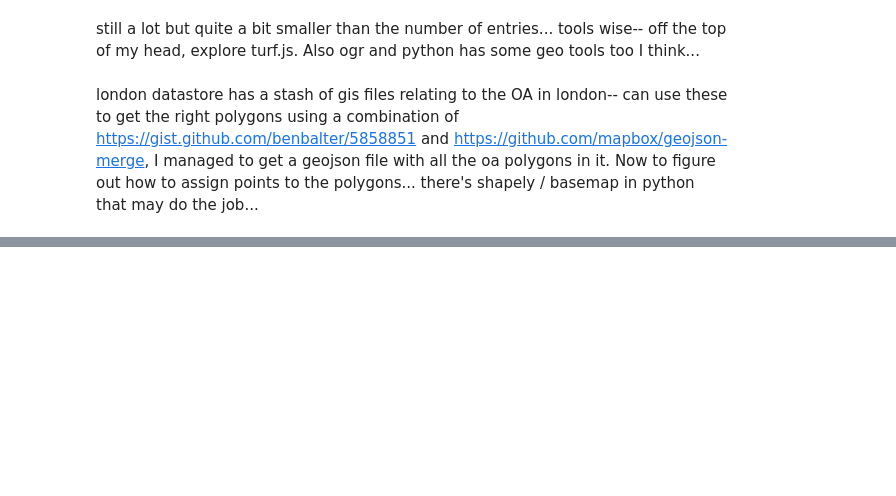
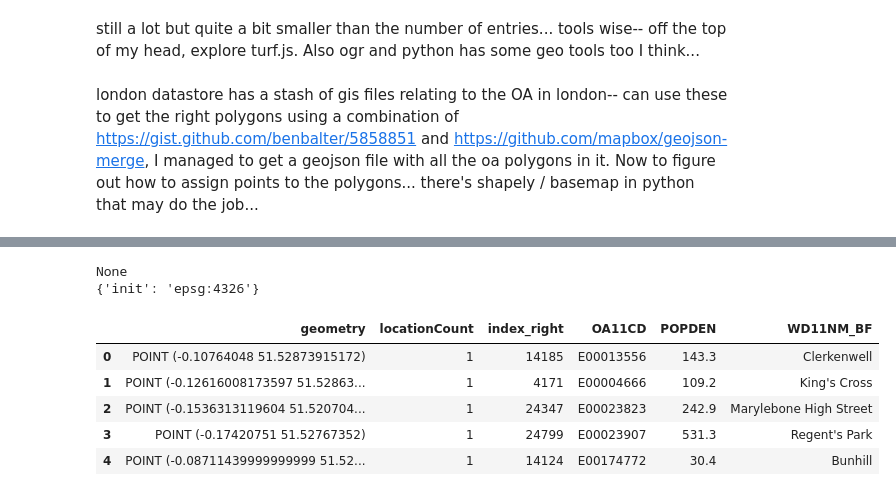
Before and after one commit to wwymak/instagram-london-explore, a Jupyter notebook: Instagram-London-analysis.ipynb, the cells around one changed output, grey strips where cells are left out. Saved outputs shown, nothing was run; the diff lists cells and outputs as text; code cells hidden in the pictures; blank space fills up the shorter version.

```diff
--- a/Instagram-London-analysis.ipynb
+++ b/Instagram-London-analysis.ipynb
@@ -198,0 +332,4 @@ with open('OA_2011_BGC_london.json', 'r') as f:
+# %%
+locationsDF = pd.DataFrame({'geometry': points})
+locationsDF['locationCount'] = pointCount
+locationsDF = gpd.GeoDataFrame(locationsDF)
@@ -198,0 +363,6 @@ with open('OA_2011_BGC_london.json', 'r') as f:
+# %%
+print(locationsDF.crs)
+print(londonDFSubset.crs)
+# %% [output]
+None
+{'init': 'epsg:4326'}
@@ -198,0 +374,9 @@ with open('OA_2011_BGC_london.json', 'r') as f:
+# %%
+mergedDF.head()
+# %% [output]
+|  | geometry | locationCount | index_right | OA11CD | POPDEN | WD11NM_BF |
+| 0 | POINT (-0.10764048 51.52873915172) | 1 | 14185 | E00013556 | 143.3 | Clerkenwell |
+| 1 | POINT (-0.12616008173597 51.52863... | 1 | 4171 | E00004666 | 109.2 | King's Cross |
+| 2 | POINT (-0.1536313119604 51.520704... | 1 | 24347 | E00023823 | 242.9 | Marylebone High Street |
+| 3 | POINT (-0.17420751 51.52767352) | 1 | 24799 | E00023907 | 531.3 | Regent's Park |
+| 4 | POINT (-0.08711439999999999 51.52... | 1 | 14124 | E00174772 | 30.4 | Bunhill |
```
Also changed, not shown: parts of 41 cells of this notebook, 1 other file.
